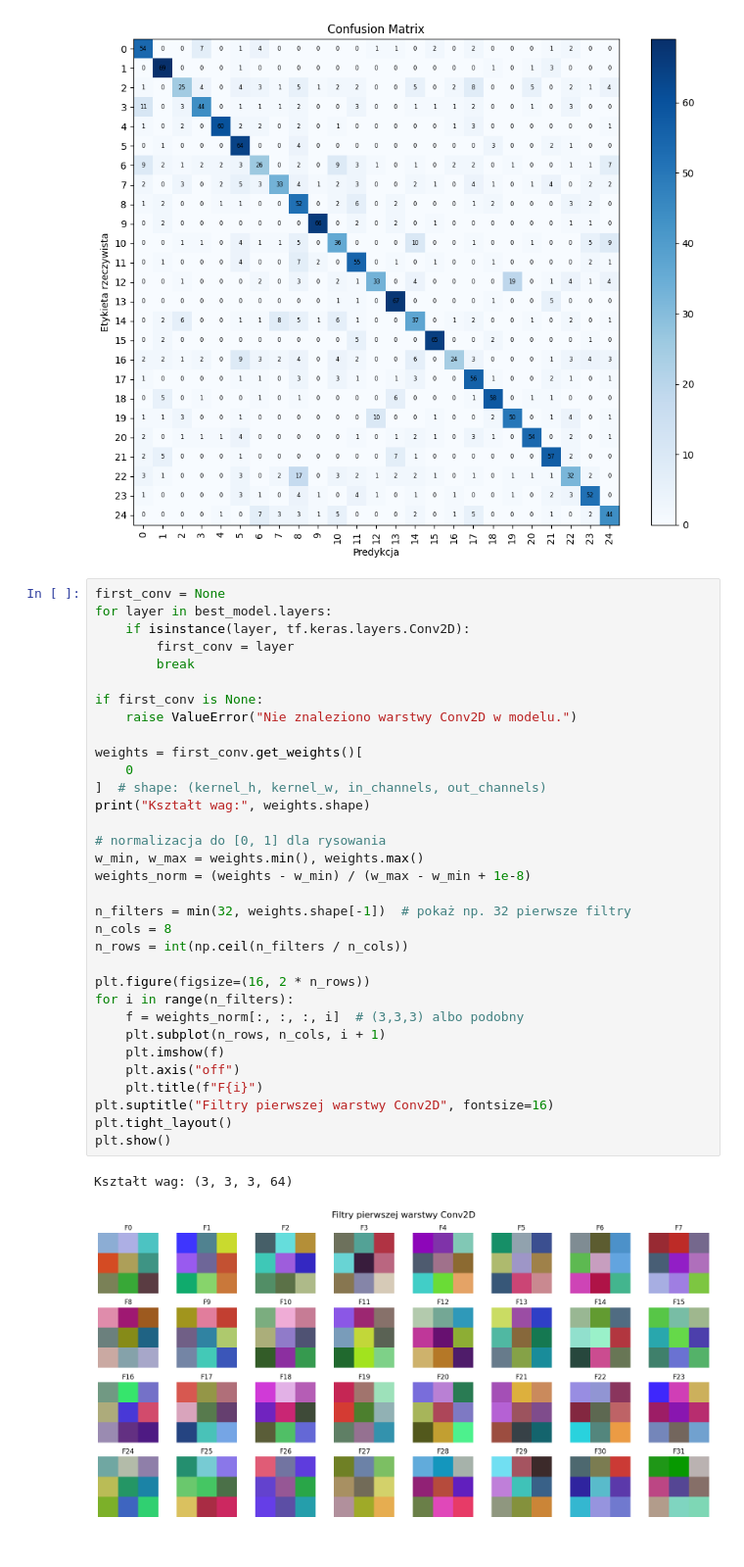
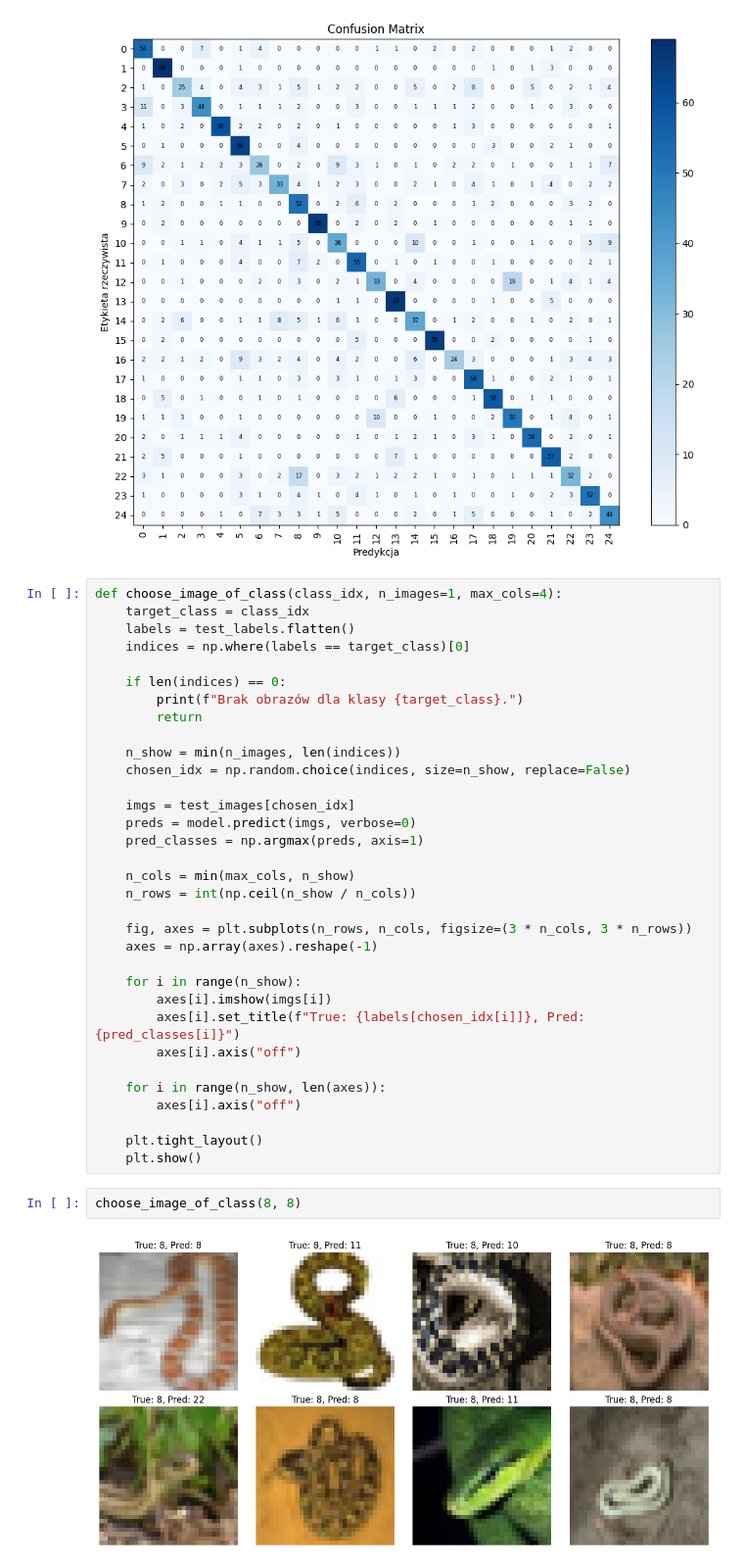
Before and after one commit to Qertal/studia, a Jupyter notebook: SIECINEURONOWE20252026/20260311/SNiUG_MS_Zadanie_1.ipynb, the cells around one changed output. Shown at 98% size. Saved outputs shown, nothing was run; the diff lists cells and outputs as text.

```diff
--- a/SIECINEURONOWE20252026/20260311/SNiUG_MS_Zadanie_1.ipynb
+++ b/SIECINEURONOWE20252026/20260311/SNiUG_MS_Zadanie_1.ipynb
@@ -899,39 +889,40 @@ plt.show()
 Test loss: 1.412601113319397
 Test accuracy: 0.6469333171844482
 [figure]
-# %%
-first_conv = None
-for layer in best_model.layers:
-    if isinstance(layer, tf.keras.layers.Conv2D):
-        first_conv = layer
-        break
-
-if first_conv is None:
-    raise ValueError("Nie znaleziono warstwy Conv2D w modelu.")
-
-weights = first_conv.get_weights()[
-    0
-]  # shape: (kernel_h, kernel_w, in_channels, out_channels)
-print("Kształt wag:", weights.shape)
-
-# normalizacja do [0, 1] dla rysowania
-w_min, w_max = weights.min(), weights.max()
-weights_norm = (weights - w_min) / (w_max - w_min + 1e-8)
-
-n_filters = min(32, weights.shape[-1])  # pokaż np. 32 pierwsze filtry
-n_cols = 8
-n_rows = int(np.ceil(n_filters / n_cols))
-
-plt.figure(figsize=(16, 2 * n_rows))
-for i in range(n_filters):
-    f = weights_norm[:, :, :, i]  # (3,3,3) albo podobny
-    plt.subplot(n_rows, n_cols, i + 1)
-    plt.imshow(f)
-    plt.axis("off")
-    plt.title(f"F{i}")
-plt.suptitle("Filtry pierwszej warstwy Conv2D", fontsize=16)
-plt.tight_layout()
-plt.show()
-# %% [output]
-Kształt wag: (3, 3, 3, 64)
-[figure, removed]
+# %%
+def choose_image_of_class(class_idx, n_images=1, max_cols=4):
+    target_class = class_idx
+    labels = test_labels.flatten()
+    indices = np.where(labels == target_class)[0]
+
+    if len(indices) == 0:
+        print(f"Brak obrazów dla klasy {target_class}.")
+        return
+
+    n_show = min(n_images, len(indices))
+    chosen_idx = np.random.choice(indices, size=n_show, replace=False)
+
+    imgs = test_images[chosen_idx]
+    preds = model.predict(imgs, verbose=0)
+    pred_classes = np.argmax(preds, axis=1)
+
+    n_cols = min(max_cols, n_show)
+    n_rows = int(np.ceil(n_show / n_cols))
+
+    fig, axes = plt.subplots(n_rows, n_cols, figsize=(3 * n_cols, 3 * n_rows))
+    axes = np.array(axes).reshape(-1)
+
+    for i in range(n_show):
+        axes[i].imshow(imgs[i])
+        axes[i].set_title(f"True: {labels[chosen_idx[i]]}, Pred: {pred_classes[i]}")
+        axes[i].axis("off")
+
+    for i in range(n_show, len(axes)):
+        axes[i].axis("off")
+
+    plt.tight_layout()
+    plt.show()
+# %%
+choose_image_of_class(8, 8)
+# %% [output]
+[figure, added]
```
Also changed, not shown: parts of 11 cells of this notebook, 4 other files.
